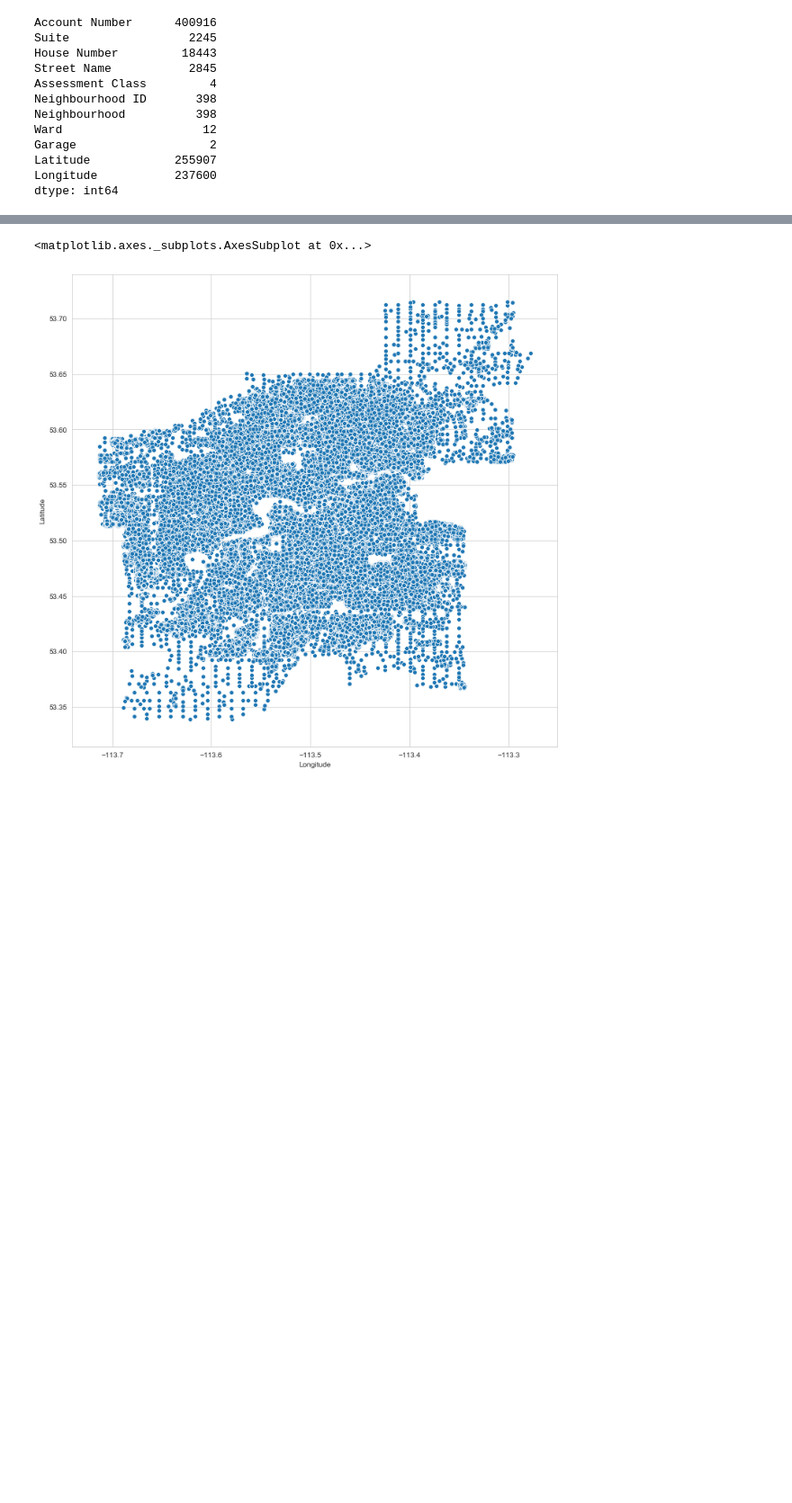
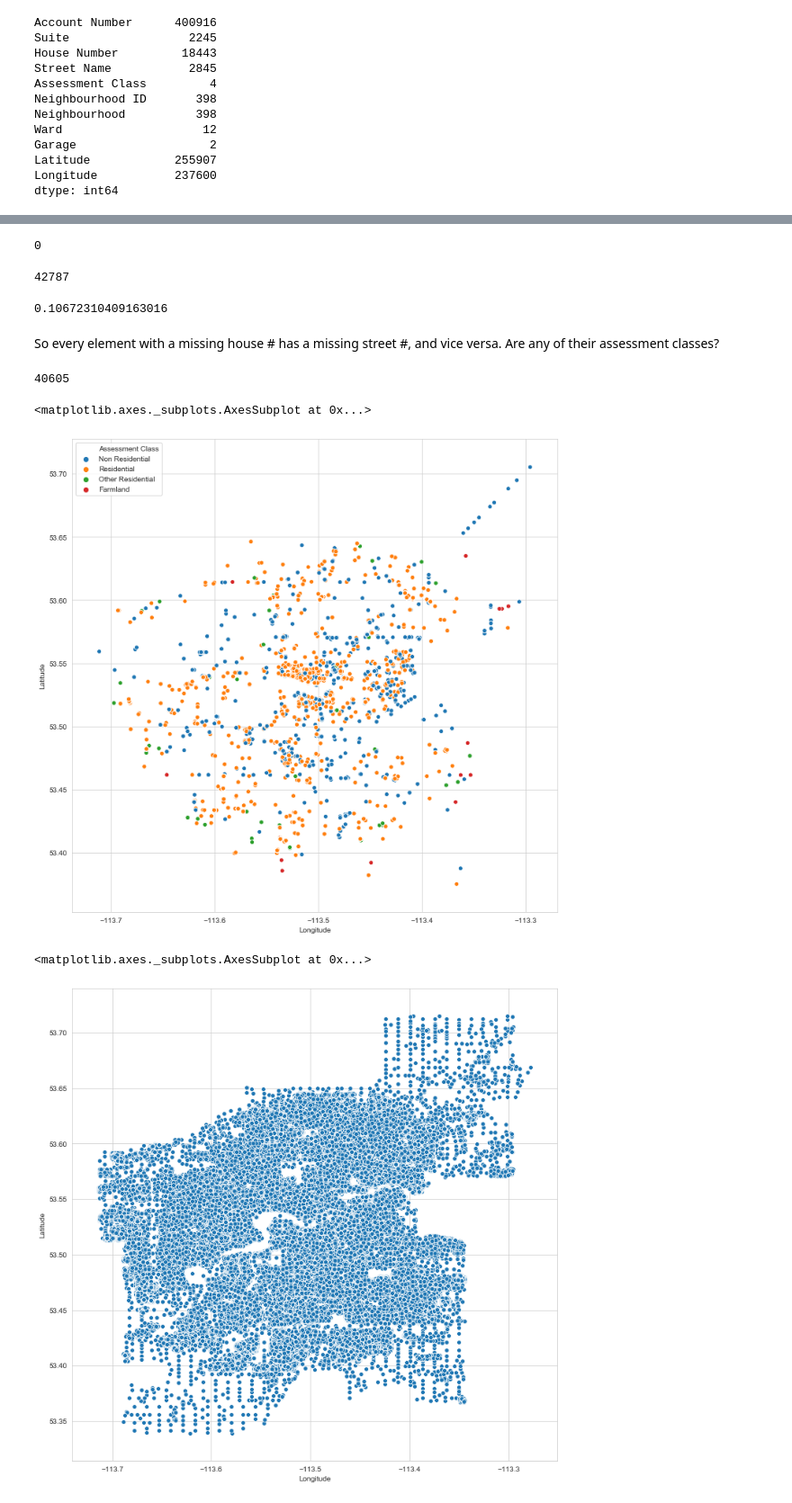
Before and after one commit to psaunderualberta/DataScienceProjects, a Jupyter notebook: Edmonton Housing Data.ipynb, the cells around one changed output, grey strips where cells are left out. Shown at 90% size. Cells and saved outputs as stored; diff of their text form; code cells hidden in the pictures; blank space fills up the shorter version.

```diff
--- a/Edmonton Housing Data.ipynb
+++ b/Edmonton Housing Data.ipynb
@@ -90,3 +109,27 @@ houseX.drop('Account Number', axis=1, inplace=True)
+# %%
+np.logical_xor(houseX['House Number'].isna(), houseX['Street Name'].isna()).sum()
+# %% [output]
+0
+# %%
+np.logical_and(houseX['House Number'].isna(), houseX['Street Name'].isna()).sum()
+# %% [output]
+42787
+# %%
+42787 / len(houseX)
+# %% [output]
+0.10672310409163016
+# %% [markdown]
+So every element with a missing house # has a missing street #, and vice versa. Are any of their assessment classes?
+# %%
+np.logical_and(houseX['Assessment Class'] == 'Residential', houseX['Street Name'].isna()).sum()
+# %% [output]
+40605
+# %%
+plt.figure(figsize=(12, 12))
+sns.scatterplot(x='Longitude', y='Latitude', hue='Assessment Class', data=houseX[(houseX['Street Name'].isna())])
+# %% [output]
+<matplotlib.axes._subplots.AxesSubplot at 0x...>
+[figure, added]
 # %%
 plt.figure(figsize=(12, 12))
 sns.scatterplot(x='Longitude', y='Latitude', data=houseX)
```
Also changed, not shown: parts of 17 cells of this notebook.
